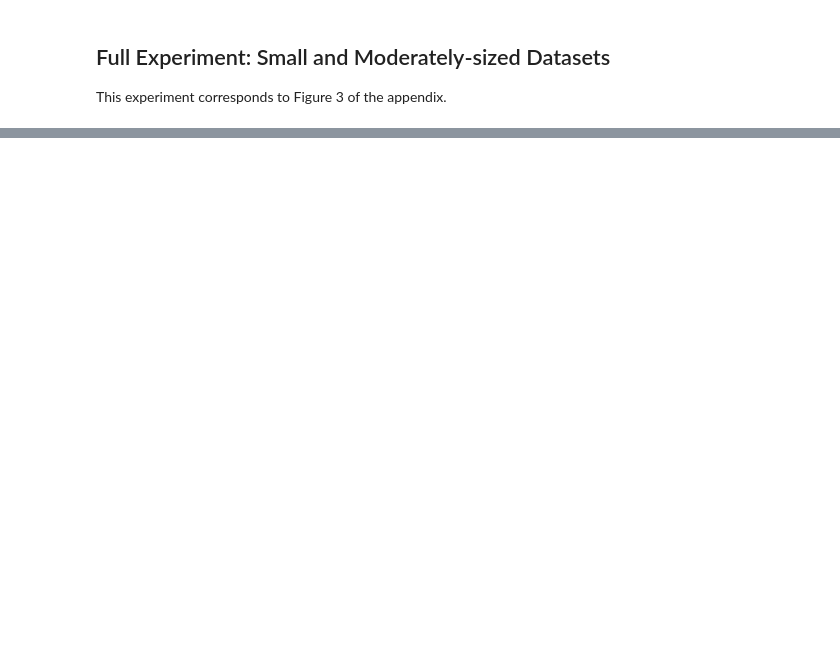
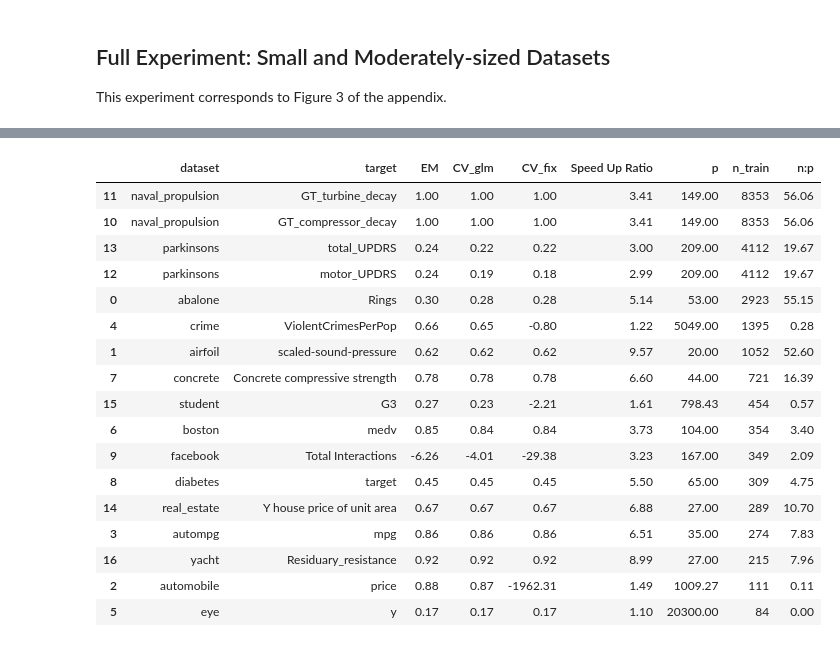
Before and after one commit to marioboley/fastridge, a Jupyter notebook: experiments/real_data.ipynb, the cells around one changed output, grey strips where cells are left out. Saved outputs shown, nothing was run; the diff lists cells and outputs as text; code cells hidden in the pictures; blank space fills up the shorter version.

```diff
--- a/experiments/real_data.ipynb
+++ b/experiments/real_data.ipynb
@@ -237,3 +412,30 @@ pd.DataFrame(rows_full).sort_values('n_train', ascending=False).round(2)
+# %%
+problems_full_d2 = [
+    EmpiricalDataProblem('abalone',          'Rings'),
+    EmpiricalDataProblem('airfoil',          'scaled-sound-pressure'),
+    EmpiricalDataProblem('automobile',       'price',               nan_policy='drop_rows'),
+    EmpiricalDataProblem('autompg',          'mpg',
+                         drop=['car_name'], nan_policy='drop_rows'),
+    EmpiricalDataProblem('crime',            'ViolentCrimesPerPop',
+                         drop=['state', 'fold', 'communityname'],
+                         nan_policy='drop_cols'),
+    # EmpiricalDataProblem('ribo',             'y'),  # memory exhaustion at d=2
+    EmpiricalDataProblem('eye',              'y'),
+    EmpiricalDataProblem('boston',           'medv'),
+    EmpiricalDataProblem('concrete',         'Concrete compressive strength'),
+    EmpiricalDataProblem('diabetes',         'target'),
+    EmpiricalDataProblem('facebook',         'Total Interactions',
+                         drop=['comment', 'like', 'share'],
+                         nan_policy='drop_rows'),
+    # EmpiricalDataProblem('forest',           'area'),  # OHE interaction columns cause SVD failure
+    EmpiricalDataProblem('naval_propulsion', 'GT_compressor_decay', drop=['GT_turbine_decay']),
+    EmpiricalDataProblem('naval_propulsion', 'GT_turbine_decay',    drop=['GT_compressor_decay']),
+    EmpiricalDataProblem('parkinsons',       'motor_UPDRS',         drop=['total_UPDRS']),
+    EmpiricalDataProblem('parkinsons',       'total_UPDRS',         drop=['motor_UPDRS']),
+    EmpiricalDataProblem('real_estate',      'Y house price of unit area'),
+    EmpiricalDataProblem('student',          'G3',                  drop=['G1', 'G2']),
+    EmpiricalDataProblem('yacht',            'Residuary_resistance'),
+]
 # %%
-results_full_d2 = run_real_data_experiments(problems_full, estimators_full, n_iterations=30, polynomial=2, seed=123, verbose=True)
+results_full_d2 = run_real_data_experiments(problems_full_d2, estimators_full, n_iterations=30, polynomial=2, seed=123, verbose=True)
 print()
@@ -240,13 +460,32 @@ print()
 # %%
 rows_full_d2 = []
-for problem, data_result in zip(problems_full, results_full_d2):
+for problem, data_result in zip(problems_full_d2, results_full_d2):
     em_time = data_result['EM']['time']
     cv_time = (data_result['CV_glm']['time'] + data_result['CV_fix']['time']) / 2
     row = {'dataset': problem.dataset, 'target': problem.target}
     row.update({est: data_result[est]['r2'] for est in data_result})
     row['Speed Up Ratio'] = cv_time / em_time
     row['p']              = data_result['EM']['p']
     row['n_train']        = data_result['EM']['n_train']
     row['n:p']            = data_result['EM']['n_train'] / data_result['EM']['p']
     rows_full_d2.append(row)
 pd.DataFrame(rows_full_d2).sort_values('n_train', ascending=False).round(2)
+# %% [output]
+|  | dataset | target | EM | CV_glm | CV_fix | Speed Up Ratio | p | n_train | n:p |
+| 11 | naval_propulsion | GT_turbine_decay | 1.00 | 1.00 | 1.00 | 3.41 | 149.00 | 8353 | 56.06 |
+| 10 | naval_propulsion | GT_compressor_decay | 1.00 | 1.00 | 1.00 | 3.41 | 149.00 | 8353 | 56.06 |
+| 13 | parkinsons | total_UPDRS | 0.24 | 0.22 | 0.22 | 3.00 | 209.00 | 4112 | 19.67 |
+| 12 | parkinsons | motor_UPDRS | 0.24 | 0.19 | 0.18 | 2.99 | 209.00 | 4112 | 19.67 |
+| 0 | abalone | Rings | 0.30 | 0.28 | 0.28 | 5.14 | 53.00 | 2923 | 55.15 |
+| 4 | crime | ViolentCrimesPerPop | 0.66 | 0.65 | -0.80 | 1.22 | 5049.00 | 1395 | 0.28 |
+| 1 | airfoil | scaled-sound-pressure | 0.62 | 0.62 | 0.62 | 9.57 | 20.00 | 1052 | 52.60 |
+| 7 | concrete | Concrete compressive strength | 0.78 | 0.78 | 0.78 | 6.60 | 44.00 | 721 | 16.39 |
+| 15 | student | G3 | 0.27 | 0.23 | -2.21 | 1.61 | 798.43 | 454 | 0.57 |
+| 6 | boston | medv | 0.85 | 0.84 | 0.84 | 3.73 | 104.00 | 354 | 3.40 |
+| 9 | facebook | Total Interactions | -6.26 | -4.01 | -29.38 | 3.23 | 167.00 | 349 | 2.09 |
+| 8 | diabetes | target | 0.45 | 0.45 | 0.45 | 5.50 | 65.00 | 309 | 4.75 |
+| 14 | real_estate | Y house price of unit area | 0.67 | 0.67 | 0.67 | 6.88 | 27.00 | 289 | 10.70 |
+| 3 | autompg | mpg | 0.86 | 0.86 | 0.86 | 6.51 | 35.00 | 274 | 7.83 |
+| 16 | yacht | Residuary_resistance | 0.92 | 0.92 | 0.92 | 8.99 | 27.00 | 215 | 7.96 |
+| 2 | automobile | price | 0.88 | 0.87 | -1962.31 | 1.49 | 1009.27 | 111 | 0.11 |
+| 5 | eye | y | 0.17 | 0.17 | 0.17 | 1.10 | 20300.00 | 84 | 0.00 |
```
Also changed, not shown: parts of 17 cells of this notebook, 2 other files.
